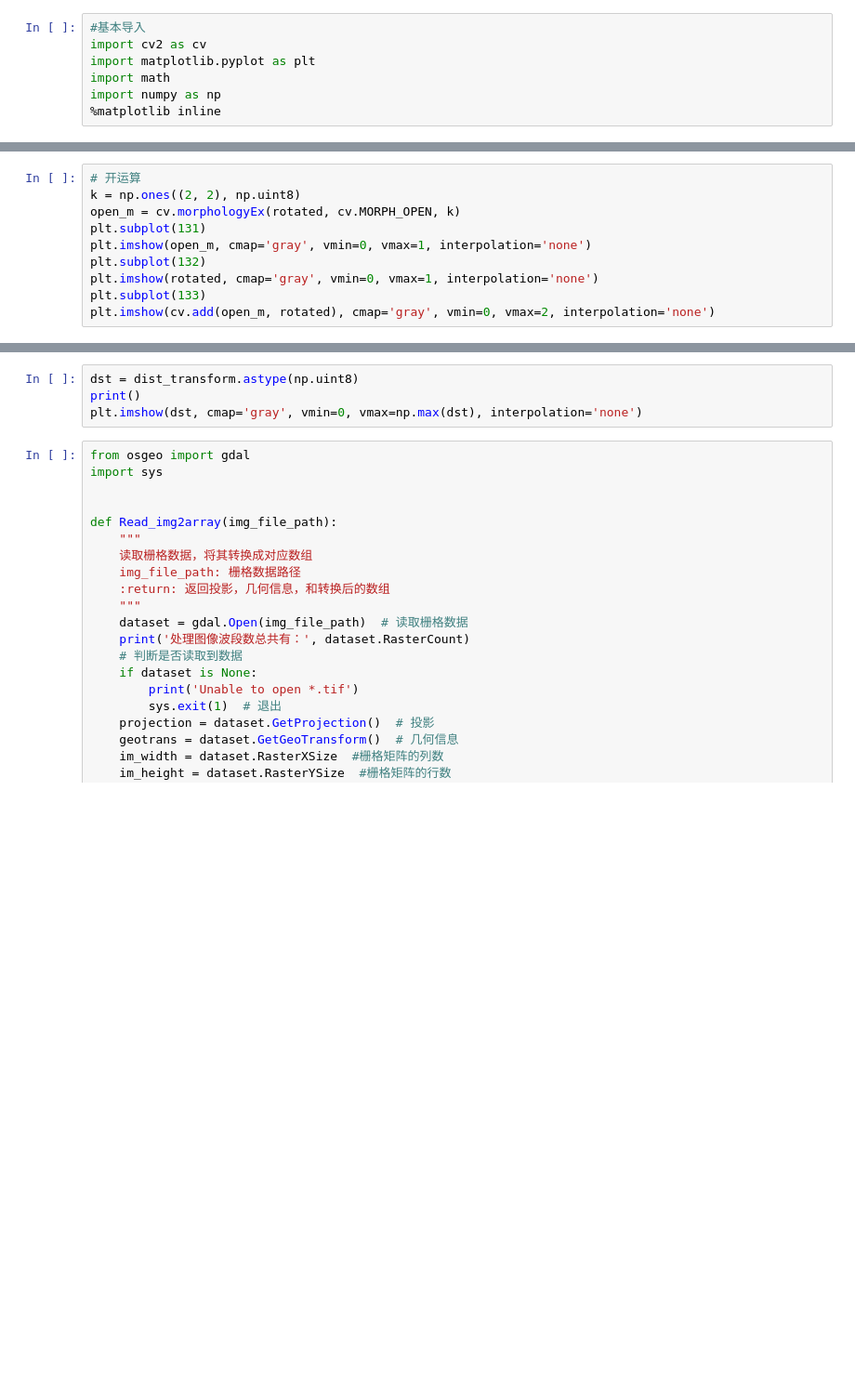
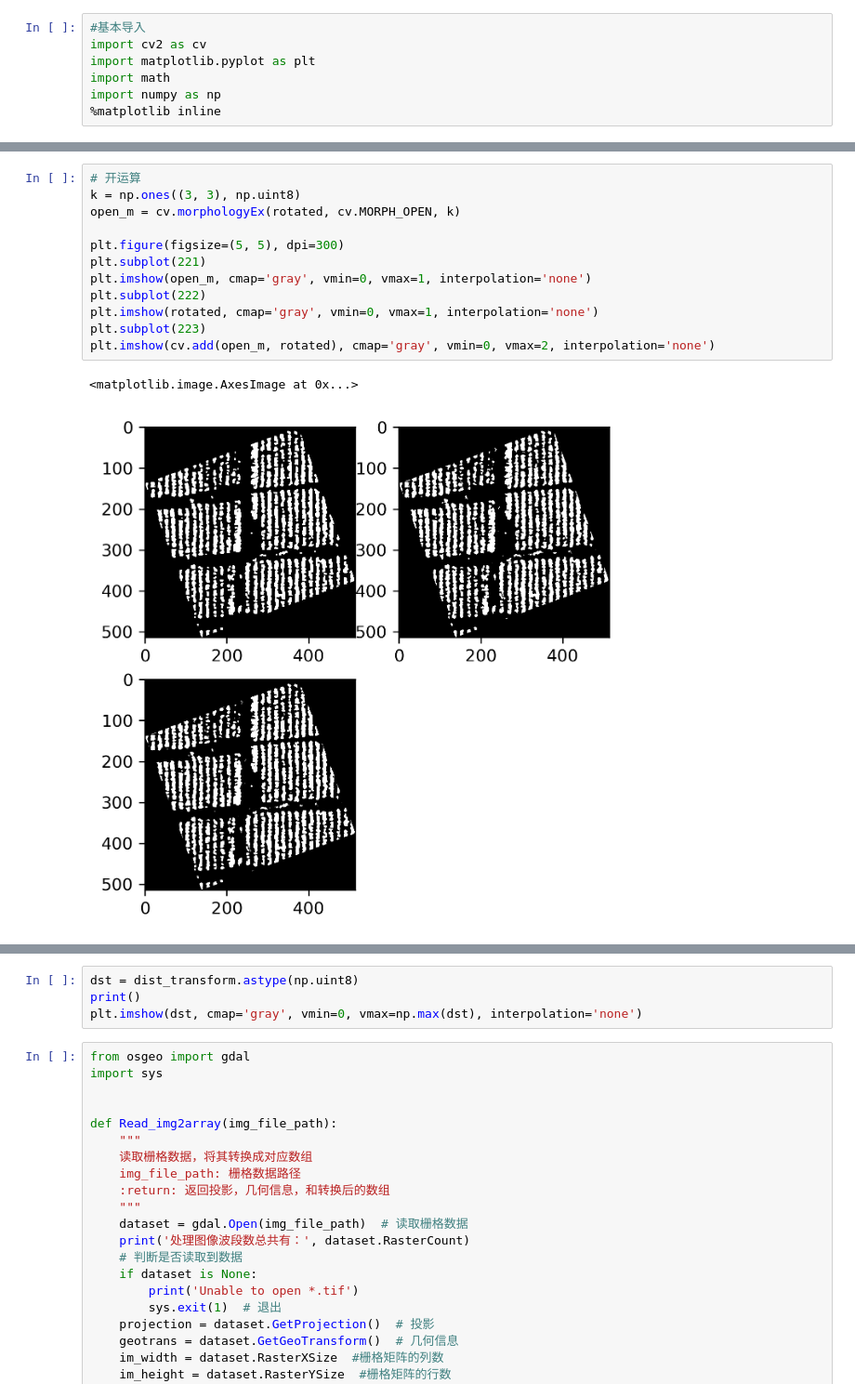
Before and after one commit to yiguanxianyu/tobacco_plant_count, a Jupyter notebook: image_process/erosion.ipynb, the cells around one changed output, grey strips where cells are left out. Shown at 93% size. Cells and saved outputs as stored; diff of their text form; blank space fills up the shorter version.

```diff
--- a/image_process/erosion.ipynb
+++ b/image_process/erosion.ipynb
@@ -52,13 +64,18 @@ plt.imshow(rotated, cmap='gray', vmin=0, vmax=1, interpolation='none')
 # %%
 # 开运算
-k = np.ones((2, 2), np.uint8)
+k = np.ones((3, 3), np.uint8)
 open_m = cv.morphologyEx(rotated, cv.MORPH_OPEN, k)
-plt.subplot(131)
+
+plt.figure(figsize=(5, 5), dpi=300)
+plt.subplot(221)
 plt.imshow(open_m, cmap='gray', vmin=0, vmax=1, interpolation='none')
-plt.subplot(132)
+plt.subplot(222)
 plt.imshow(rotated, cmap='gray', vmin=0, vmax=1, interpolation='none')
-plt.subplot(133)
+plt.subplot(223)
 plt.imshow(cv.add(open_m, rotated), cmap='gray', vmin=0, vmax=2, interpolation='none')
+# %% [output]
+<matplotlib.image.AxesImage at 0x...>
+[figure, added]
 # %%
 # 形态学 腐蚀
 kernel = np.ones((1, 6), np.uint8)
```
Also changed, not shown: parts of 8 cells of this notebook, 3 other files.
